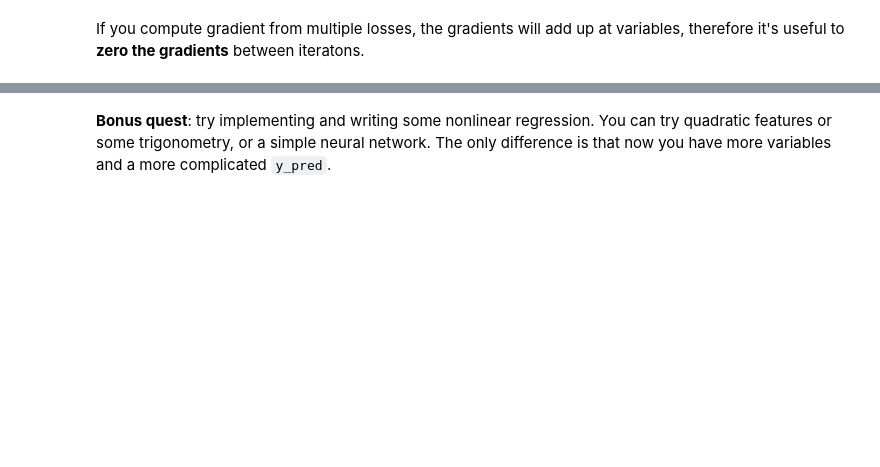
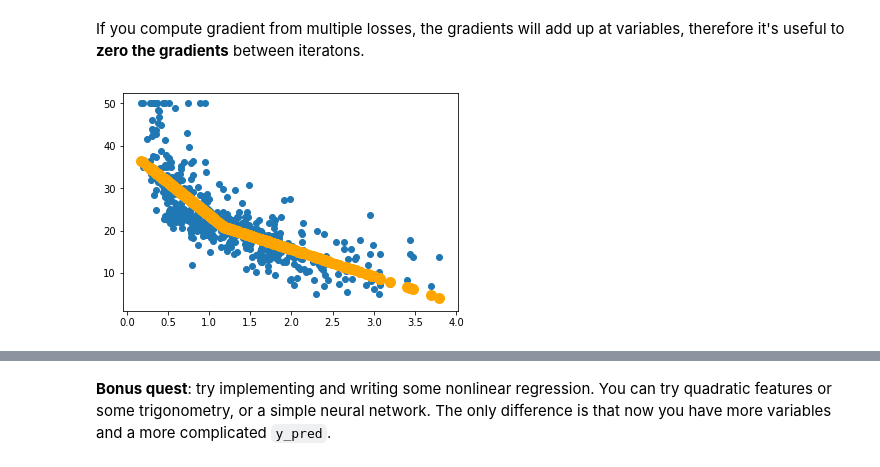
Before and after one commit to Blacksorld/Practical_RL, a Jupyter notebook: week4_[recap]_deep_learning/seminar_pytorch.ipynb, the cells around one changed output, grey strips where cells are left out. Saved outputs shown, nothing was run; the diff lists cells and outputs as text; code cells hidden in the pictures; blank space fills up the shorter version.

```diff
--- a/week4_[recap]_deep_learning/seminar_pytorch.ipynb
+++ b/week4_[recap]_deep_learning/seminar_pytorch.ipynb
@@ -165,29 +175,28 @@ If you compute gradient from multiple losses, the gradients will add up at varia
 # %%
 from IPython.display import clear_output
 
-relu = torch.nn.functional.relu
+for i in range(100):
 
-for i in range(1000):
-
-    y_pred = w[2] * torch.tanh(-1 * w[0] * x + w[1])\
-           + w[6]
+    y_pred = w[0] * x + torch.nn.functional.relu(w[1] * x + w[2]) + w[3] \
+       + torch.nn.functional.relu(w[4] * x + w[5])
     loss = torch.mean( (y_pred - y)**2 )
     loss.backward()
 
     w.data -= 0.05 * w.grad.data
 
     #zero gradients
     w.grad.data.zero_()
 
     # the rest of code is just bells and whistles
     if (i+1)%5==0:
         clear_output(True)
         plt.scatter(x.data.numpy(), y.data.numpy())
         plt.scatter(x.data.numpy(), y_pred.data.numpy(), color='orange', linewidth=5)
         plt.show()
 
         print("loss = ", loss.data.numpy()[0])
         if loss.data.numpy()[0] < 0.5:
             print("Done!")
             break
 # %% [output]
+[figure, added]
```
Also changed, not shown: parts of 19 cells of this notebook, 2 other files.
